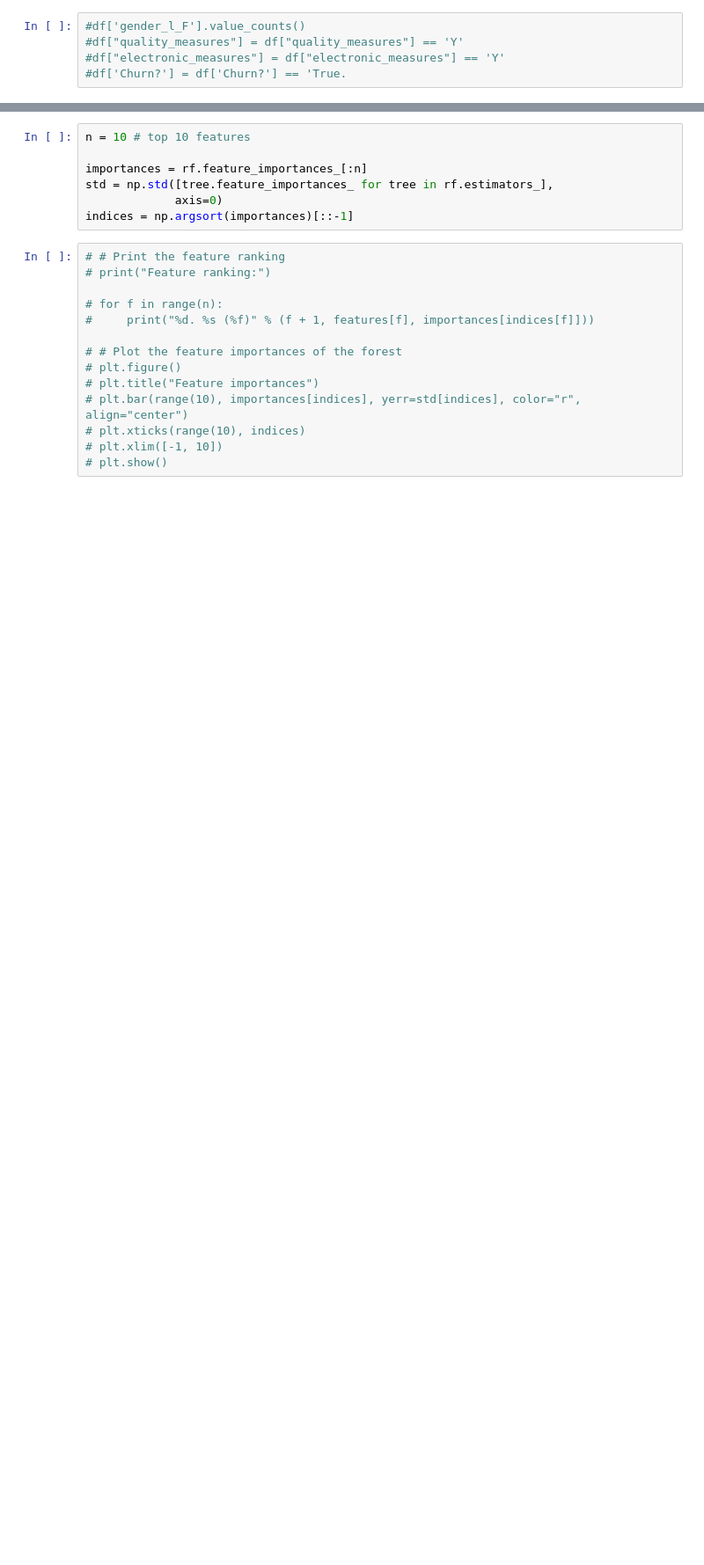
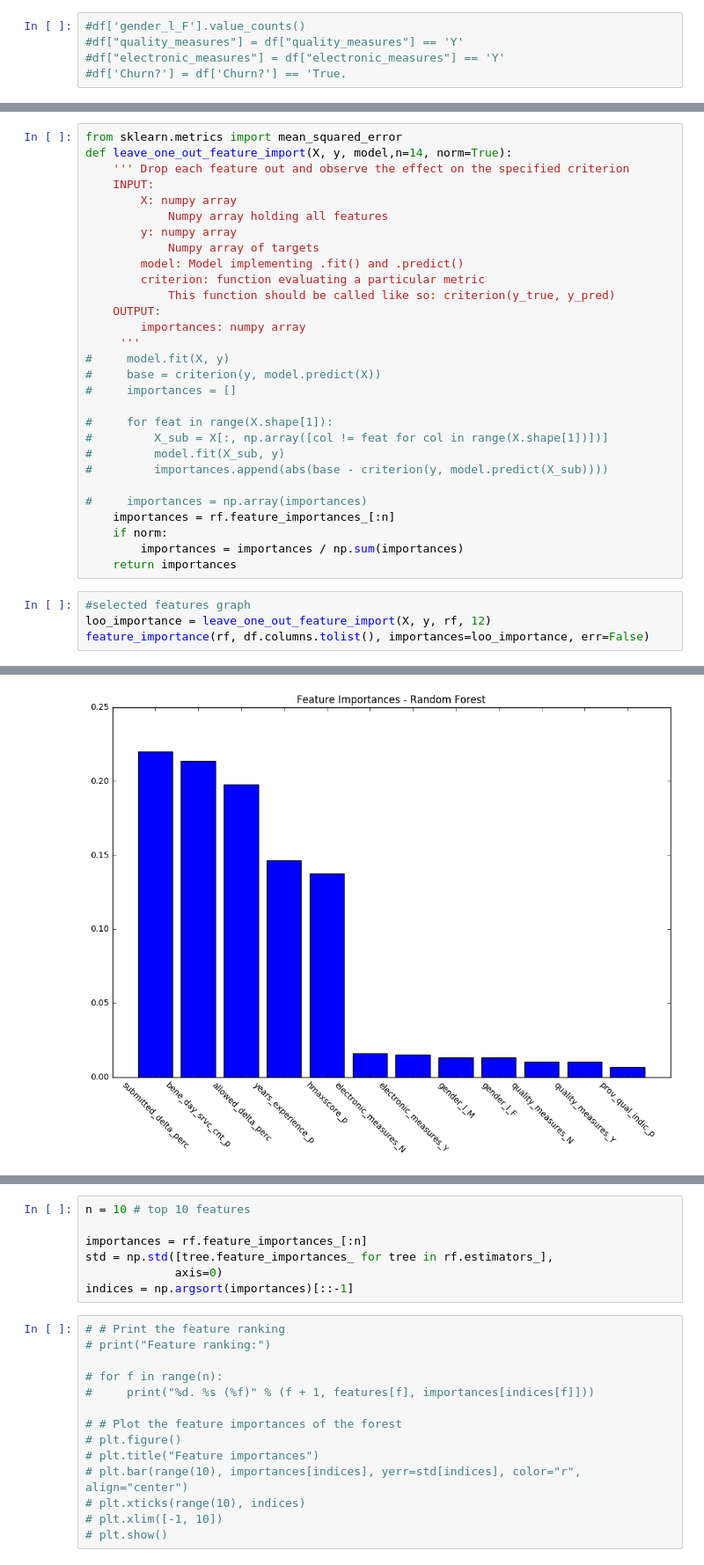
Before and after one commit to aurel1212/Capstone-TBD, a Jupyter notebook: model_testing.ipynb, the cells around one changed output, grey strips where cells are left out. Shown at 88% size. Drawn from its saved outputs; the diff is of its cells as text; blank space fills up the shorter version.

```diff
--- a/model_testing.ipynb
+++ b/model_testing.ipynb
@@ -111,0 +238,34 @@ RandomForestClassifier(bootstrap=True, class_weight=None, criterion='gini',
+# %%
+from sklearn.metrics import mean_squared_error
+def leave_one_out_feature_import(X, y, model,n=14, norm=True):
+    ''' Drop each feature out and observe the effect on the specified criterion
+    INPUT:
+        X: numpy array
+            Numpy array holding all features
+        y: numpy array
+            Numpy array of targets
+        model: Model implementing .fit() and .predict()
+        criterion: function evaluating a particular metric
+            This function should be called like so: criterion(y_true, y_pred)
+    OUTPUT:
+        importances: numpy array
+     '''
+#     model.fit(X, y)
+#     base = criterion(y, model.predict(X))
+#     importances = []
+
+#     for feat in range(X.shape[1]):
+#         X_sub = X[:, np.array([col != feat for col in range(X.shape[1])])]
+#         model.fit(X_sub, y)
+#         importances.append(abs(base - criterion(y, model.predict(X_sub))))
+
+#     importances = np.array(importances)
+    importances = rf.feature_importances_[:n]
+    if norm:
+        importances = importances / np.sum(importances)
+    return importances
+# %%
+#selected features graph
+loo_importance = leave_one_out_feature_import(X, y, rf, 12)
+feature_importance(rf, df.columns.tolist(), importances=loo_importance, err=False)
+# %% [output]
@@ -112,3 +285,4 @@ RandomForestClassifier(bootstrap=True, class_weight=None, criterion='gini',
+[figure, added]
 # %%
 # 8. What is the accuracy score on the test data?
 print "8. score:", rf.score(X_test, y_test)
```
Also changed, not shown: parts of 110 cells of this notebook, 1 other file.
